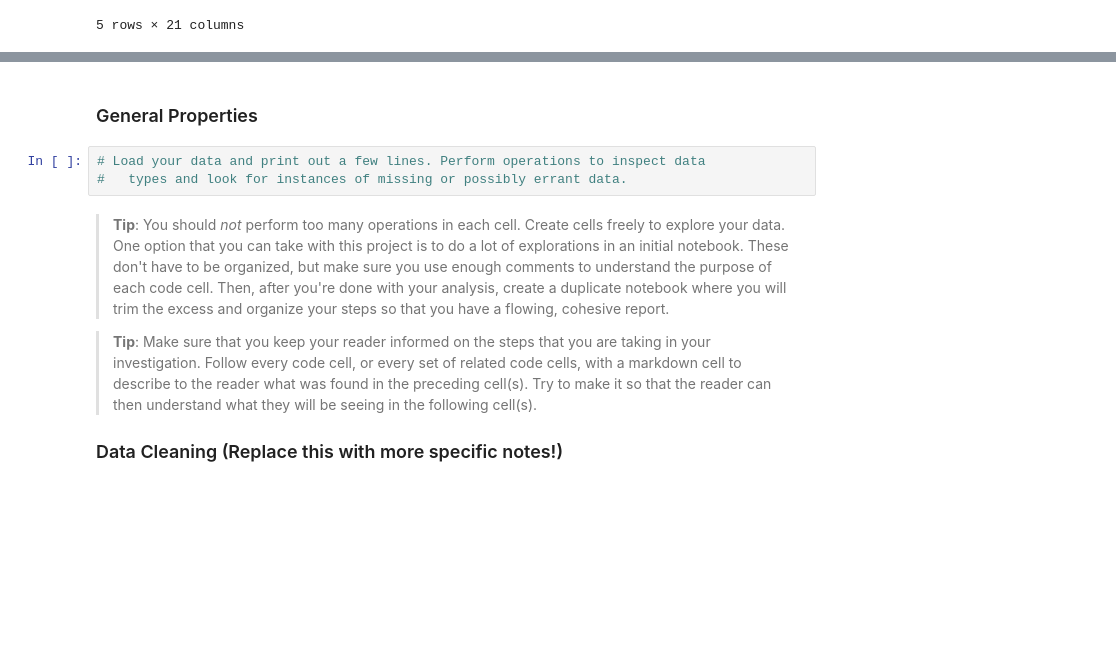
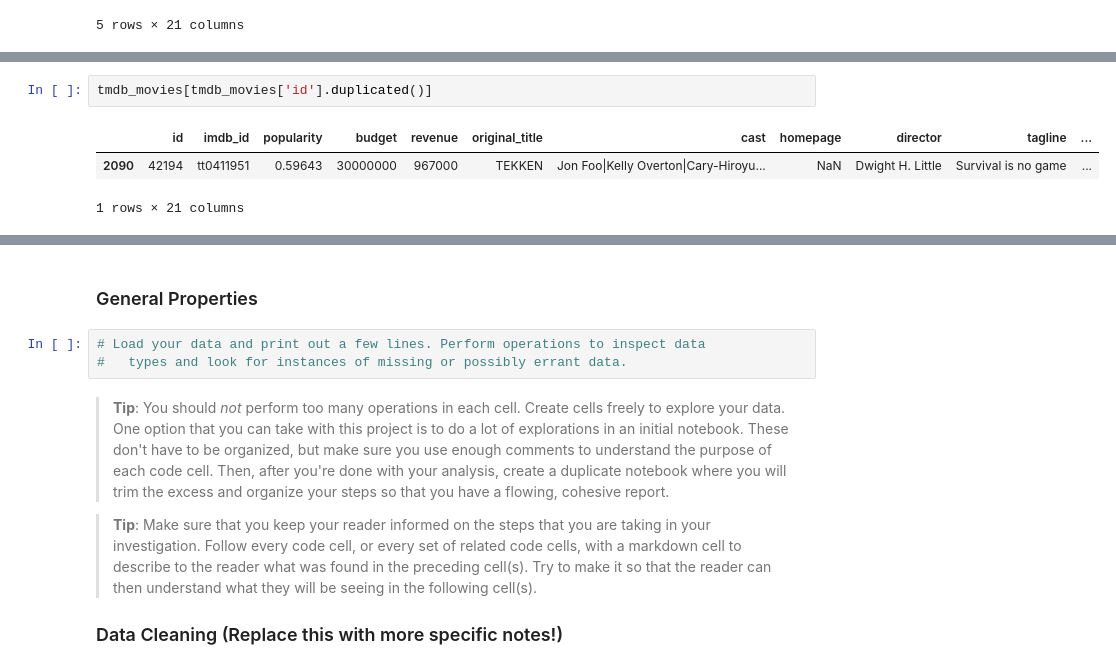
Before and after one commit to KarimEl-Dweky/TMDb-Movie-Data, a Jupyter notebook: TMDb.ipynb, the cells around one changed output, grey strips where cells are left out. Drawn from its saved outputs; the diff is of its cells as text; blank space fills up the shorter version.

```diff
--- a/TMDb.ipynb
+++ b/TMDb.ipynb
@@ -65,0 +125,6 @@ tmdb_movies.head()
+# %%
+tmdb_movies[tmdb_movies['id'].duplicated()]
+# %% [output]
+|  | id | imdb_id | popularity | budget | revenue | original_title | cast | homepage | director | tagline | ... |
+| 2090 | 42194 | tt0411951 | 0.59643 | 30000000 | 967000 | TEKKEN | Jon Foo|Kelly Overton|Cary-Hiroyu... | NaN | Dwight H. Little | Survival is no game | ... |
+1 rows × 21 columns
```
Also changed, not shown: parts of 16 cells of this notebook.
